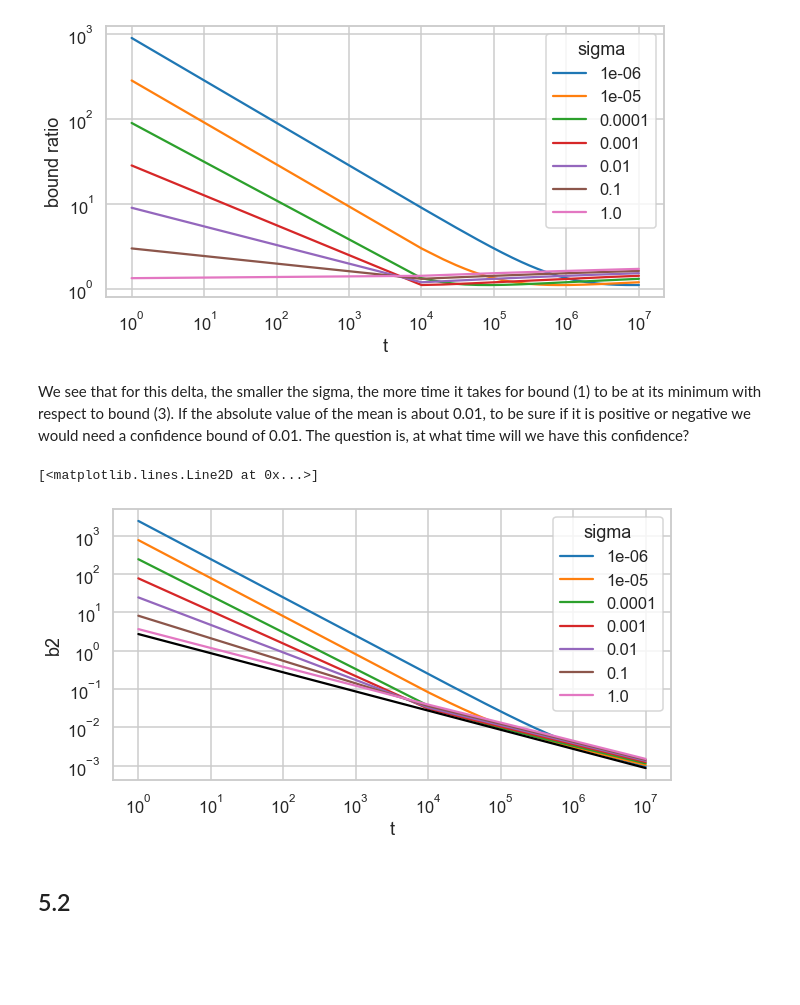
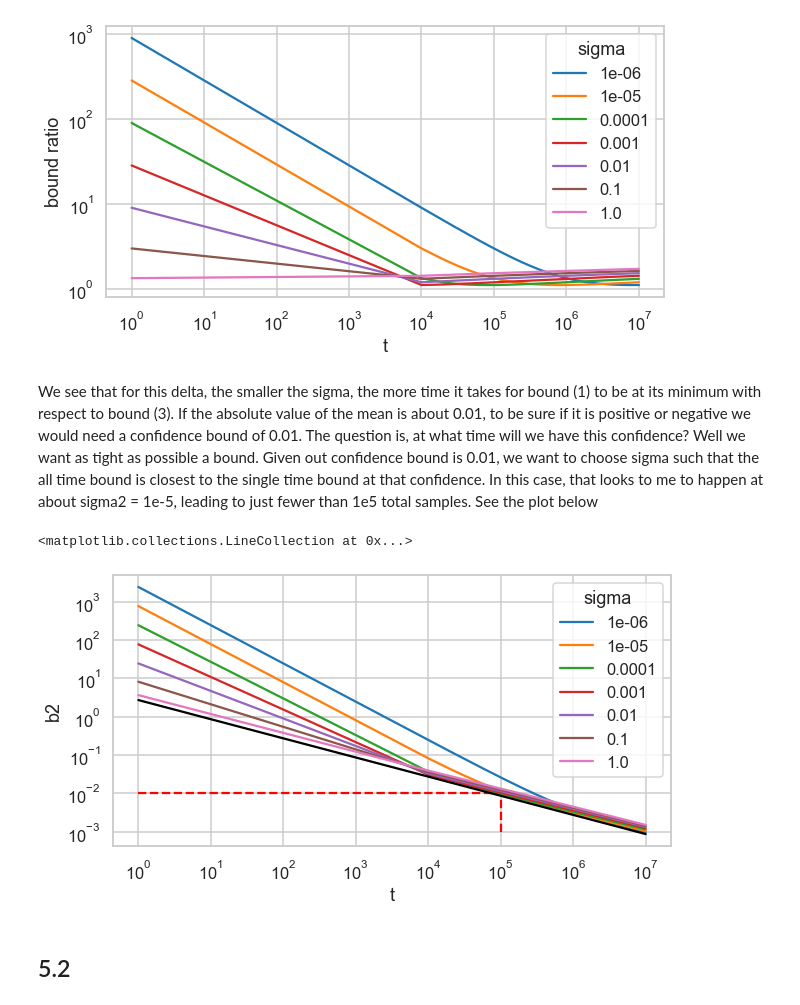
Before and after one commit to EvanKomp/cse541_hw, a Jupyter notebook: hw2/hw2.ipynb, the cells around one changed output. Saved outputs shown, nothing was run; the diff lists cells and outputs as text; code cells hidden in the pictures; blank space fills up the shorter version.

```diff
--- a/hw2/hw2.ipynb
+++ b/hw2/hw2.ipynb
@@ -67,15 +67,17 @@ ax.set_xscale('log')
 # %% [output]
 [figure]
 # %% [markdown]
-We see that for this delta, the smaller the sigma, the more time it takes for bound (1) to be at its minimum with respect to bound (3). If the absolute value of the mean is about 0.01, to be sure if it is positive or negative we would need a confidence bound of 0.01. The question is, at what time will we have this confidence?
+We see that for this delta, the smaller the sigma, the more time it takes for bound (1) to be at its minimum with respect to bound (3). If the absolute value of the mean is about 0.01, to be sure if it is positive or negative we would need a confidence bound of 0.01. The question is, at what time will we have this confidence? Well we want as tight as possible a bound. Given out confidence bound is 0.01, we want to choose sigma such that the all time bound is closest to the single time bound at that confidence. In this case, that looks to me to happen at about sigma2 = 1e-5, leading to just fewer than 1e5 total samples. See the plot below
 # %%
 fig, ax = plt.subplots(figsize=(10,5))
 sns.lineplot(data=df_, x='t', y='b2', hue='sigma', ax =ax)
 ax.set_yscale('log')
 ax.set_xscale('log')
 ax.plot(ts, b1, c='k')
+ax.hlines(y=.01, xmin=1, xmax=1e5, color='r', ls='--')
+ax.vlines(x=1e5, ymin=1e-3, ymax=.01, color='r', ls='--')
 # %% [output]
-[<matplotlib.lines.Line2D at 0x...>]
+<matplotlib.collections.LineCollection at 0x...>
-[figure, old version]
+[figure, new version]
 # %% [markdown]
 ## 5.2
```
Also changed, not shown: parts of 20 cells of this notebook, 4 other files.
